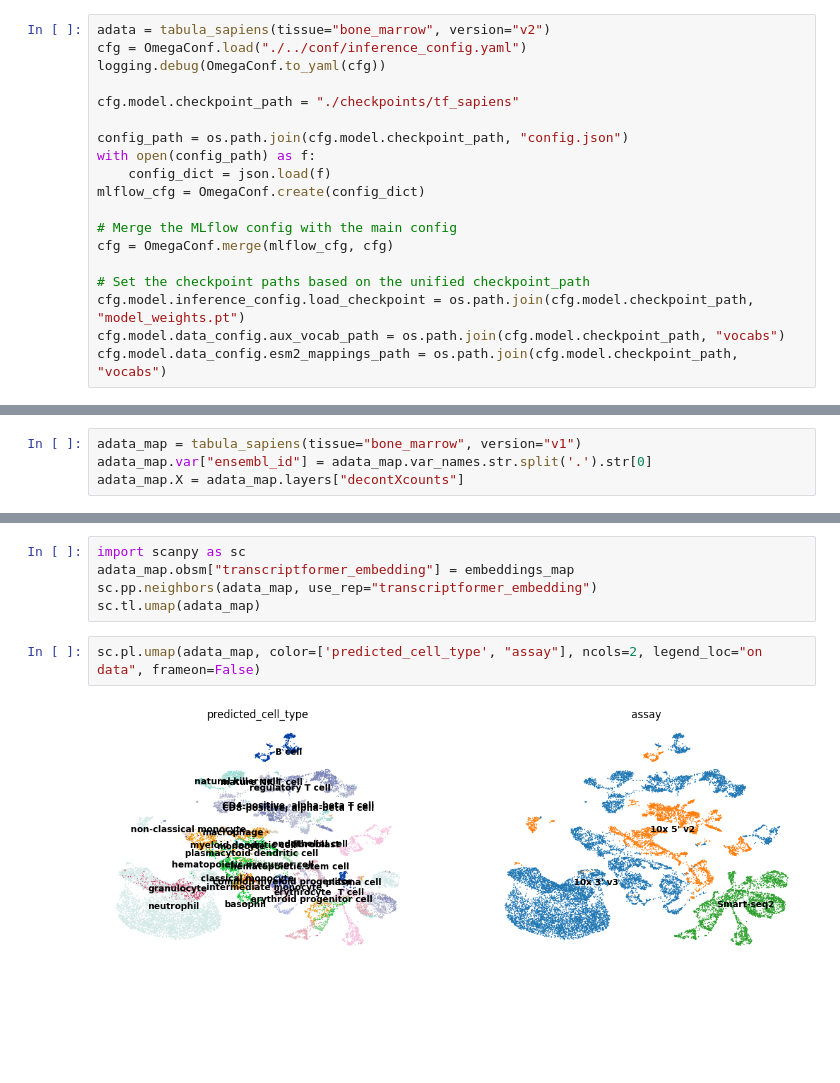
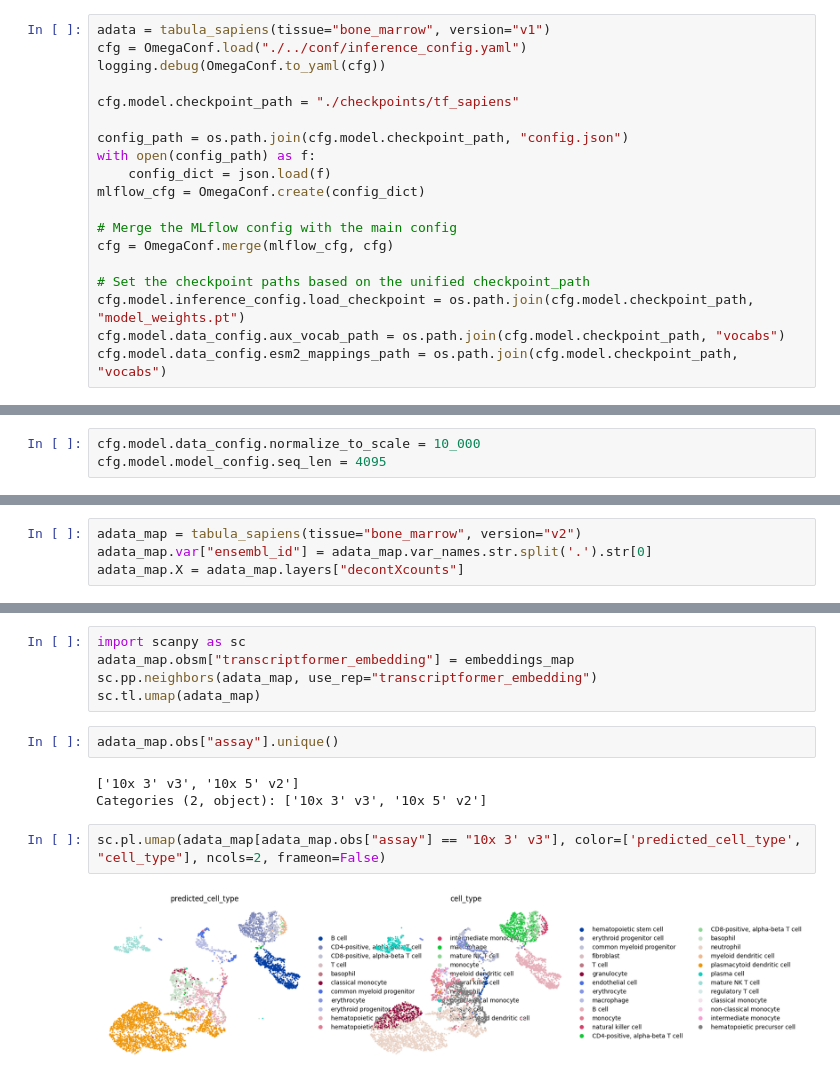
Before and after one commit to czi-ai/transcriptformer, a Jupyter notebook: notebooks/celltype-classification.ipynb, the cells around one changed output, grey strips where cells are left out. Cells and saved outputs as stored; diff of their text form; blank space fills up the shorter version.

```diff
--- a/notebooks/celltype-classification.ipynb
+++ b/notebooks/celltype-classification.ipynb
@@ -20,7 +20,7 @@ import yaml
 # %%
 # !python ./../download_artifacts.py tf-sapiens
 # %%
-adata = tabula_sapiens(tissue="bone_marrow", version="v2")
+adata = tabula_sapiens(tissue="bone_marrow", version="v1")
 cfg = OmegaConf.load("./../conf/inference_config.yaml")
 logging.debug(OmegaConf.to_yaml(cfg))
 
@@ -41,6 +41,9 @@ cfg.model.data_config.esm2_mappings_path = os.path.join(cfg.model.checkpoint_pat
 # %%
 adata.var["ensembl_id"] = adata.var_names.str.split('.').str[0]
 adata.X = adata.layers["decontXcounts"]
+# %%
+cfg.model.data_config.normalize_to_scale = 10_000
+cfg.model.model_config.seq_len = 4095
 # %%
 # Set logging level to ERROR to reduce verbosity
 logging.getLogger().setLevel(logging.ERROR)
@@ -70,7 +73,7 @@ pipeline = Pipeline(
 # %%
 embeddings, labels = adata_output.obsm["embeddings"], adata_output.obs["cell_type"]
 # %%
-adata_map = tabula_sapiens(tissue="bone_marrow", version="v1")
+adata_map = tabula_sapiens(tissue="bone_marrow", version="v2")
 adata_map.var["ensembl_id"] = adata_map.var_names.str.split('.').str[0]
 adata_map.X = adata_map.layers["decontXcounts"]
 # %%
@@ -104,7 +107,12 @@ import scanpy as sc
 adata_map.obsm["transcriptformer_embedding"] = embeddings_map
 sc.pp.neighbors(adata_map, use_rep="transcriptformer_embedding")
 sc.tl.umap(adata_map)
+# %%
+adata_map.obs["assay"].unique()
+# %% [output]
+['10x 3' v3', '10x 5' v2']
+Categories (2, object): ['10x 3' v3', '10x 5' v2']
 # %%
-sc.pl.umap(adata_map, color=['predicted_cell_type', "assay"], ncols=2, legend_loc="on data", frameon=False)
+sc.pl.umap(adata_map[adata_map.obs["assay"] == "10x 3' v3"], color=['predicted_cell_type', "cell_type"], ncols=2, frameon=False)
 # %% [output]
-[figure, old version]
+[figure, new version]
```
